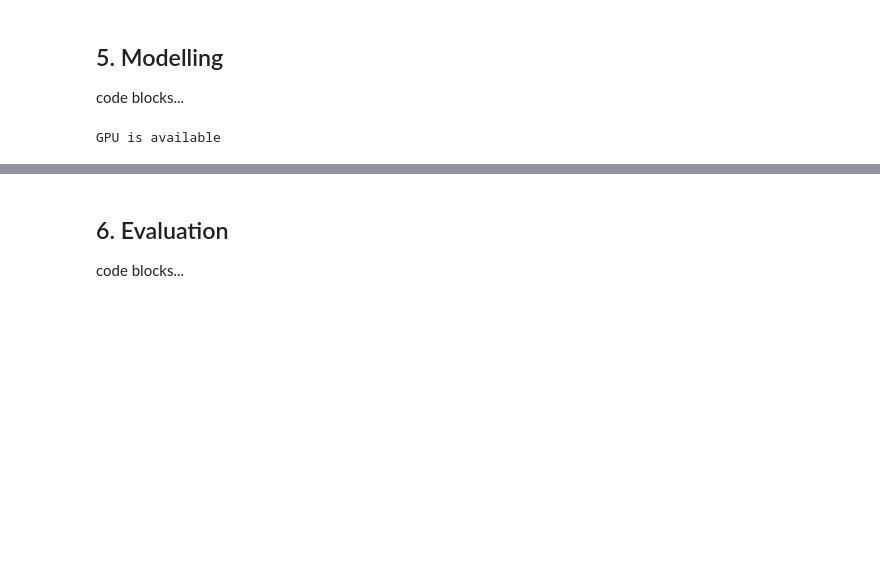
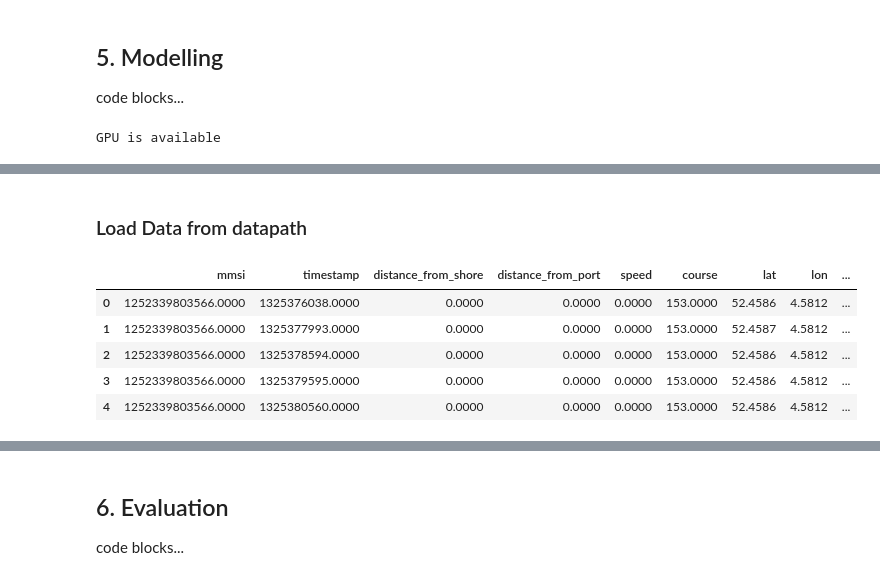
Before and after one commit to raymond571/ML-assignment, a Jupyter notebook: ML-Assignment.ipynb, the cells around one changed output, grey strips where cells are left out. Drawn from its saved outputs; the diff is of its cells as text; code cells hidden in the pictures; blank space fills up the shorter version.

Commit message:
data explorartion

```diff
--- a/ML-Assignment.ipynb
+++ b/ML-Assignment.ipynb
@@ -120,0 +48,25 @@ fig.show()
+# %% [markdown]
+### Load Data from datapath
+# %%
+datapath = "data/0dab1200-c004-11ec-8a45-f167084fd93d/"
+purse_seines = "purse_seines.csv"
+unknown = "unknown.csv"
+trollers = "trollers.csv"
+trawlers = "trawlers.csv"
+pole_and_line = "pole_and_line.csv"
+fixed_gear = "fixed_gear.csv"
+drifting_longlines = "drifting_longlines.csv"
+
+pd.set_option('display.float_format', lambda x: '%0.4f' % x)
+df = pd.read_csv(datapath+trawlers)
+
+# create new column for datetime for convinence
+df["datetime"] = pd.to_datetime(df['timestamp'],unit='s')
+df.head()
+# %% [output]
+|  | mmsi | timestamp | distance_from_shore | distance_from_port | speed | course | lat | lon | ... |
+| 0 | 1252339803566.0000 | 1325376038.0000 | 0.0000 | 0.0000 | 0.0000 | 153.0000 | 52.4586 | 4.5812 | ... |
+| 1 | 1252339803566.0000 | 1325377993.0000 | 0.0000 | 0.0000 | 0.0000 | 153.0000 | 52.4587 | 4.5812 | ... |
+| 2 | 1252339803566.0000 | 1325378594.0000 | 0.0000 | 0.0000 | 0.0000 | 153.0000 | 52.4586 | 4.5812 | ... |
+| 3 | 1252339803566.0000 | 1325379595.0000 | 0.0000 | 0.0000 | 0.0000 | 153.0000 | 52.4586 | 4.5812 | ... |
+| 4 | 1252339803566.0000 | 1325380560.0000 | 0.0000 | 0.0000 | 0.0000 | 153.0000 | 52.4586 | 4.5812 | ... |
```
Also changed, not shown: parts of 24 cells of this notebook.
